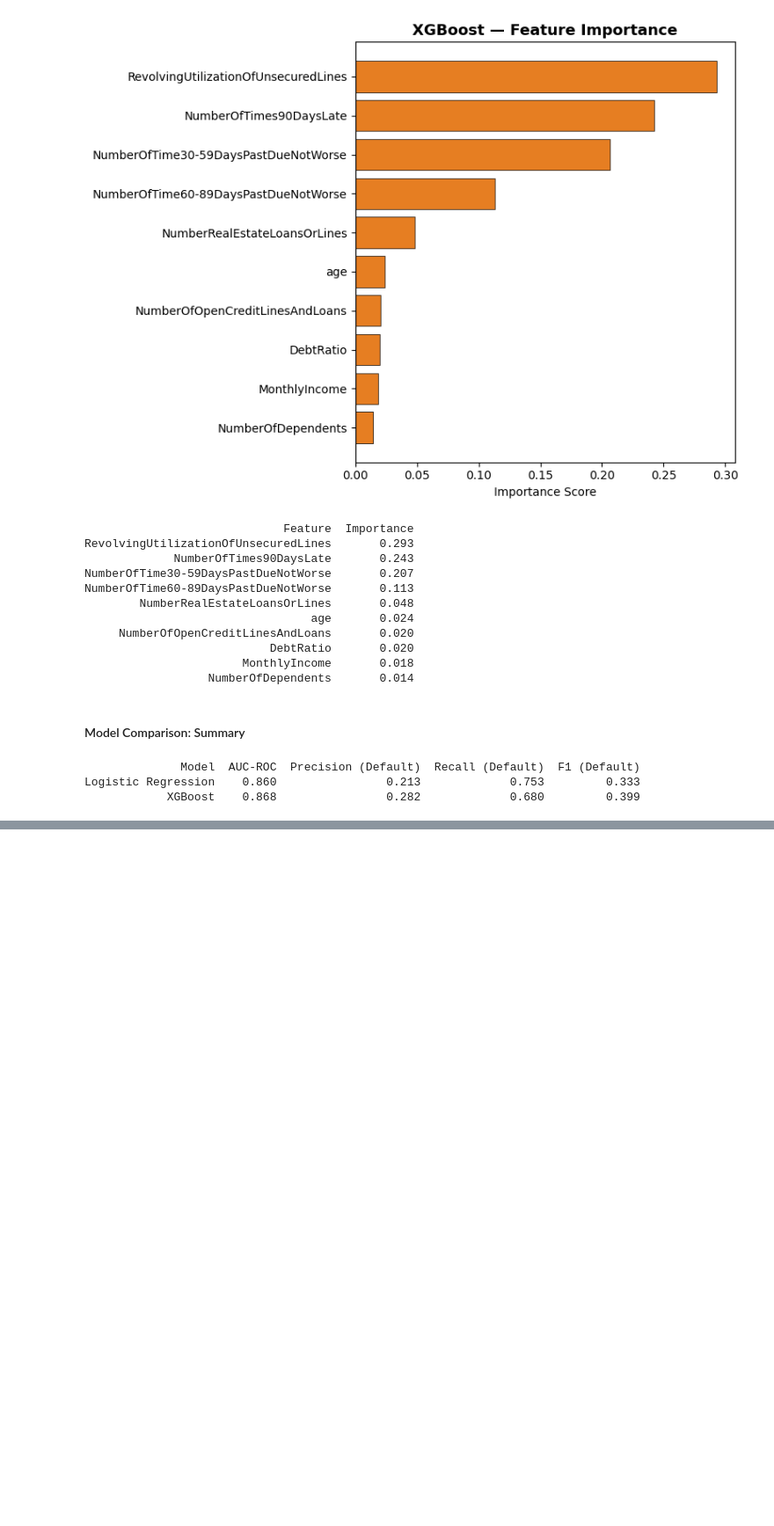
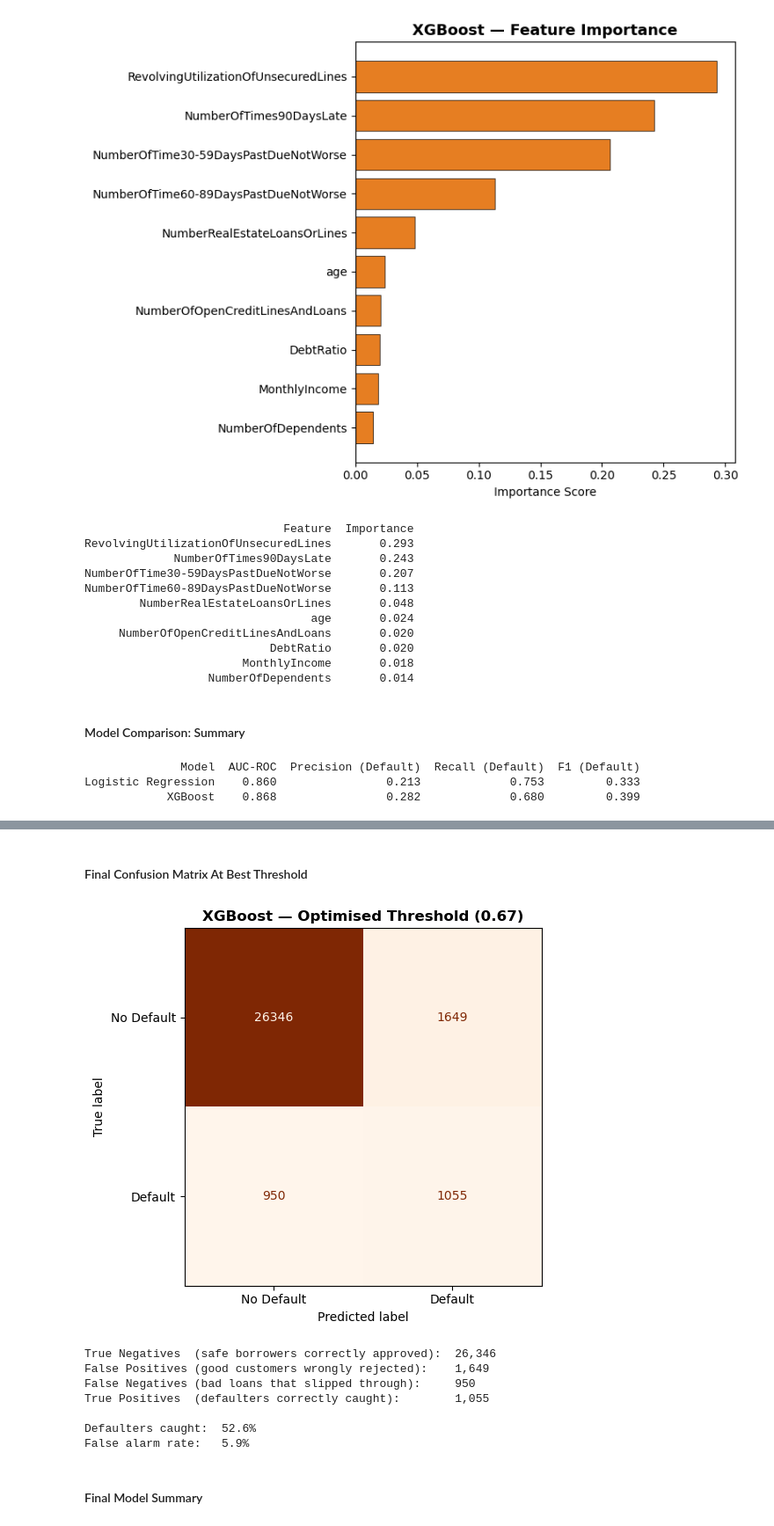
Before and after one commit to Sohail-Rasul/credit-risk-classifier, a Jupyter notebook: credit_risk_classifier.ipynb, the cells around one changed output, grey strips where cells are left out. Shown at 88% size. Cells and saved outputs as stored; diff of their text form; code cells hidden in the pictures; blank space fills up the shorter version.

```diff
--- a/credit_risk_classifier.ipynb
+++ b/credit_risk_classifier.ipynb
@@ -870,0 +945,17 @@ Logistic Regression    0.860                0.213             0.753         0.33
+# %%
+scenarios = {
+    'Conservative (catch more defaulters)': 0.2,
+    'Balanced (F1 optimised)': round(best_row['Threshold'], 2),
+    'Aggressive (fewer false alarms)': 0.5
+}
+
+print("Business Threshold Scenarios:\n")
+print(f"{'Scenario':<45} {'Threshold':>10} {'Precision':>10} {'Recall':>10} {'F1':>8}")
+print("-" * 90)
+
+for scenario, t in scenarios.items():
+    preds = (y_prob_xgb >= t).astype(int)
+    p = precision_score(y_test, preds, zero_division=0)
+    r = recall_score(y_test, preds)
+    f = f1_score(y_test, preds)
+    print(f"{scenario:<45} {t:>10.2f} {p:>10.3f} {r:>10.3f} {f:>8.3f}")
@@ -870,0 +970,35 @@ Logistic Regression    0.860                0.213             0.753         0.33
+# %% [markdown]
+####  Final Confusion Matrix At Best Threshold
+# %%
+best_threshold = round(best_row['Threshold'], 2)
+y_pred_best = (y_prob_xgb >= best_threshold).astype(int)
+
+fig, ax = plt.subplots(figsize=(6, 5))
+cm_best = confusion_matrix(y_test, y_pred_best)
+disp_best = ConfusionMatrixDisplay(confusion_matrix=cm_best,
+                                    display_labels=['No Default', 'Default'])
+disp_best.plot(ax=ax, colorbar=False, cmap='Oranges')
+ax.set_title(f'XGBoost — Optimised Threshold ({best_threshold})',
+             fontsize=12, fontweight='bold')
+plt.tight_layout()
+plt.savefig('figures/13_final_confusion_matrix.png', dpi=150)
+plt.show()
+
+tn, fp, fn, tp = cm_best.ravel()
+print(f"True Negatives  (safe borrowers correctly approved):  {tn:,}")
+print(f"False Positives (good customers wrongly rejected):    {fp:,}")
+print(f"False Negatives (bad loans that slipped through):     {fn:,}")
+print(f"True Positives  (defaulters correctly caught):        {tp:,}")
+print(f"\nDefaulters caught:  {tp/(tp+fn)*100:.1f}%")
+print(f"False alarm rate:   {fp/(fp+tn)*100:.1f}%")
+# %% [output]
+[figure, added]
+True Negatives  (safe borrowers correctly approved):  26,346
+False Positives (good customers wrongly rejected):    1,649
+False Negatives (bad loans that slipped through):     950
+True Positives  (defaulters correctly caught):        1,055
+
+Defaulters caught:  52.6%
+False alarm rate:   5.9%
+# %% [markdown]
+#### Final Model Summary
```
Also changed, not shown: parts of 8 cells of this notebook, 2 other files.
